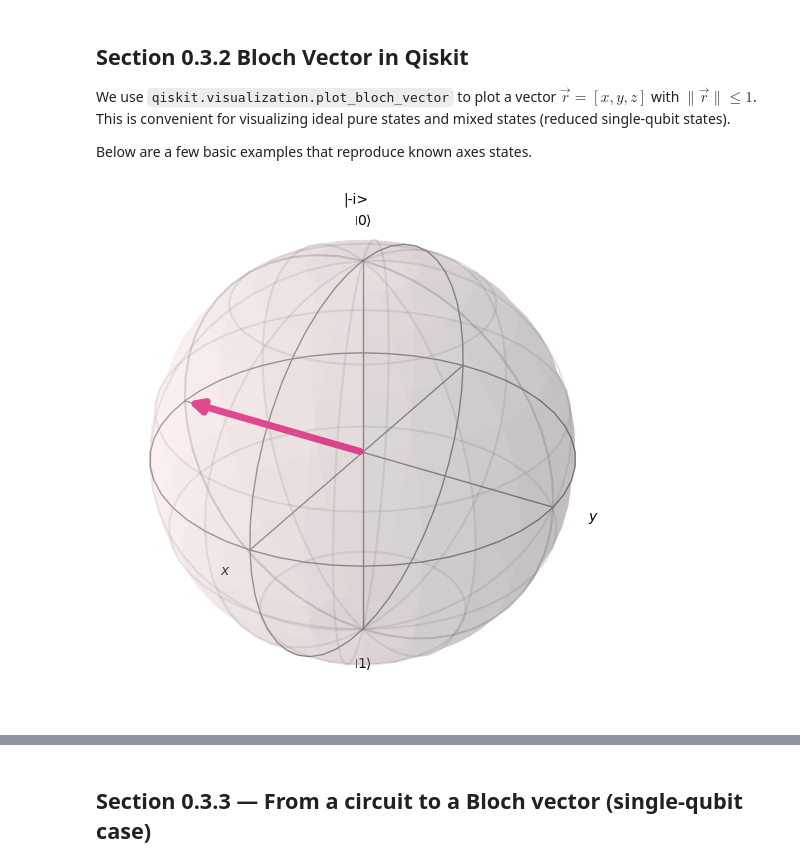
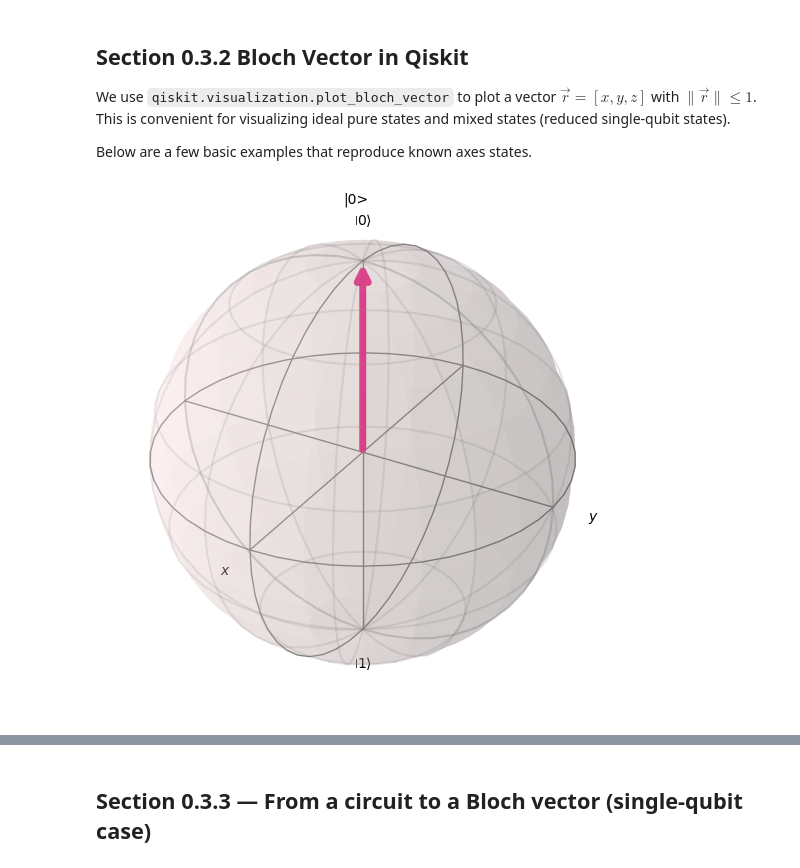
Before and after one commit to makansij/IBM_Certified_Quantum_Computation_QisKit_v2, a Jupyter notebook: 0-Module/Module_0.3_Bloch_Vector.ipynb, the cells around one changed output, grey strips where cells are left out. Cells and saved outputs as stored; diff of their text form; code cells hidden in the pictures.

```diff
--- a/0-Module/Module_0.3_Bloch_Vector.ipynb
+++ b/0-Module/Module_0.3_Bloch_Vector.ipynb
@@ -164,23 +164,8 @@ Below are a few basic examples that reproduce known axes states.
 # %%
 # 0.3.1 — Basic Bloch vectors
 from qiskit.visualization import plot_bloch_vector
 
 # |0>  -> (0, 0, 1)
 plot_bloch_vector([0, 0, 1], title="|0>")
-
-# |1>  -> (0, 0, -1)
-plot_bloch_vector([0, 0, -1], title="|1>")
-
-# |+>  -> (1, 0, 0)
-plot_bloch_vector([1, 0, 0], title="|+>")
-
-# |->  -> (-1, 0, 0)
-plot_bloch_vector([-1, 0, 0], title="|->")
-
-# |+i> -> (0, 1, 0)
-plot_bloch_vector([0, 1, 0], title="|+i>")
-
-# |-i> -> (0, -1, 0)
-plot_bloch_vector([0, -1, 0], title="|-i>")
 # %% [output]
-[figure, old version]
+[figure, new version]
```
Also changed, not shown: parts of 4 cells of this notebook.
